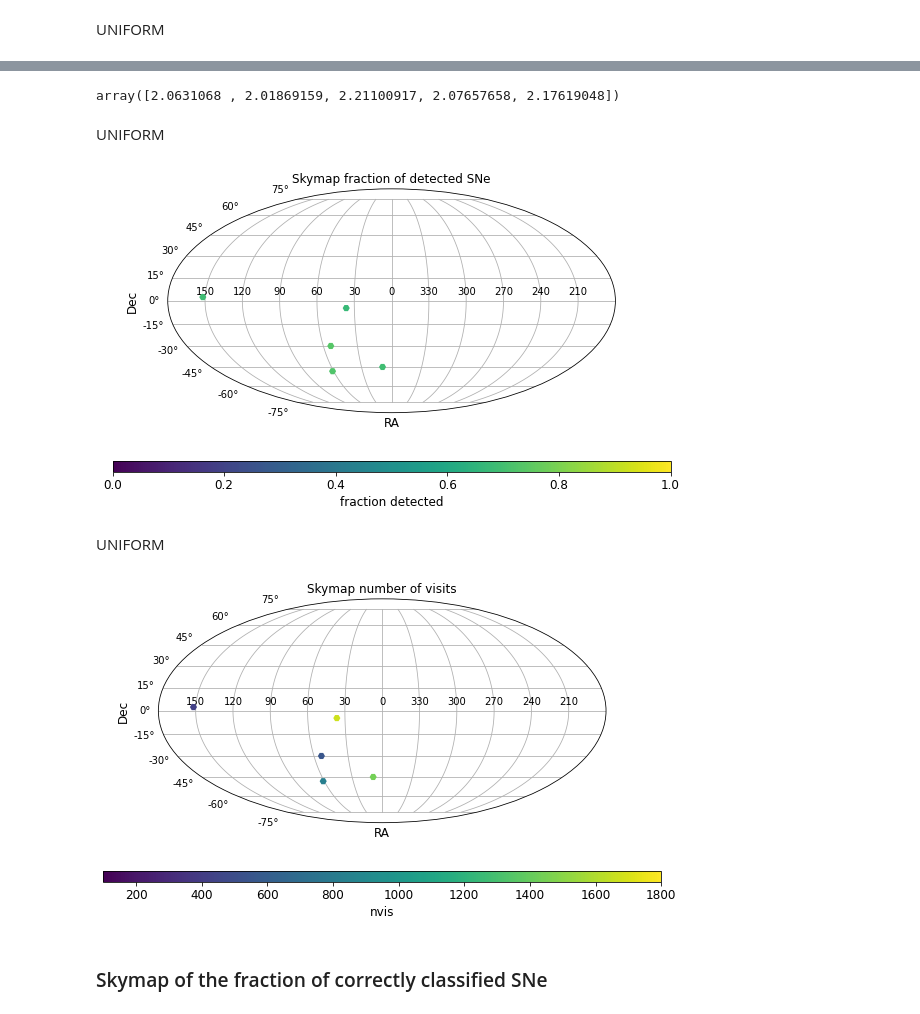
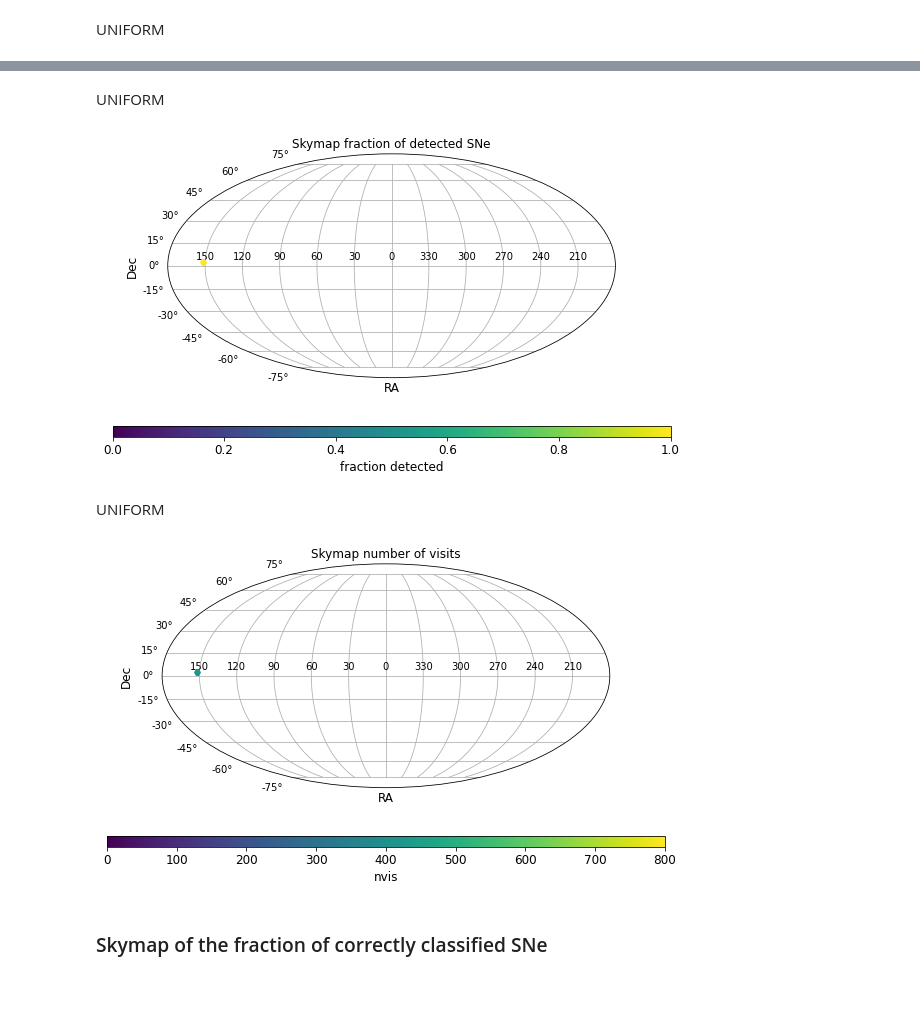
Before and after one commit to FabioRagosta/LSSTmetrics, a Jupyter notebook: SNRateMetric-DDF.ipynb, the cells around one changed output, grey strips where cells are left out. Cells and saved outputs as stored; diff of their text form; code cells hidden in the pictures.

```diff
--- a/SNRateMetric-DDF.ipynb
+++ b/SNRateMetric-DDF.ipynb
@@ -964,10 +964,10 @@ for j, key in enumerate(fractions.keys()):
     c = np.zeros(np.size(df17['baseline_nexp1_v1.7_10yrs']['Ia_DDF']['class']))
     for l,k in enumerate(df17['baseline_nexp1_v1.7_10yrs']['Ia_DDF']['class'][0].index):
         o=[]
-        for i in range(len(df17['baseline_nexp1_v1.7_10yrs']['Ia_DDF']['class'])):
-            if np.size(np.isnan(df17['baseline_nexp1_v1.7_10yrs']['Ia_DDF']['class'][i]['noClass'].iloc[l]))>1:
-                o.append(df17['baseline_nexp1_v1.7_10yrs']['Ia_DDF']['class'][i]['noClass'].iloc[l][0]/np.sum(df17['baseline_nexp1_v1.7_10yrs']['Ia_DDF']['class'][i]['noClass'].iloc[l]))
-            else:
+        #for i in range(len(df17['baseline_nexp1_v1.7_10yrs']['Ia_DDF']['class'])):
+        if np.size(np.isnan(df17['baseline_nexp1_v1.7_10yrs']['Ia_DDF']['class'][0]['noClass'].iloc[l]))>1:
+            o.append(df17['baseline_nexp1_v1.7_10yrs']['Ia_DDF']['class'][0]['noClass'].iloc[l][0]/np.sum(df17['baseline_nexp1_v1.7_10yrs']['Ia_DDF']['class'][0]['noClass'].iloc[l]))
+        else:
                 o.append(0)
 
         zfractions[key][k]=np.array(o)
@@ -1081,27 +1081,25 @@ plt.show()
-# %%
-detected
-# %% [output]
-array([2.0631068 , 2.01869159, 2.21100917, 2.07657658, 2.17619048])
+# %%
+ra_,dec_= np.array([ra_metric[0]]),np.array([dec_metric[0]])
 # %% [markdown]
 UNIFORM
 # %%
 fig=plt.figure(figsize=(10,20))
 for i, key in enumerate(['Ia']):
         ax= fig.add_subplot(3,1,j+1, projection='mollweide')
-        plt_mlw(ax,ra_metric,dec_metric,c=detected,vmin=0,vmax=1,dicts={'marker':'H','cbartitle':'fraction detected','colormap':'viridis','title': 'Skymap fraction of detected SNe'.format(key,z),'psize':50})
+        plt_mlw(ax,ra_,dec_,c=detected*2,vmin=0,vmax=1,dicts={'marker':'H','cbartitle':'fraction detected','colormap':'viridis','title': 'Skymap fraction of detected SNe'.format(key,z),'psize':50})
 #plt.savefig('./Figure/skymap_fraction.pdf')
 # %% [output]
-[figure, old version]
+[figure, new version]
 # %% [markdown]
 UNIFORM
 # %%
 fig=plt.figure(figsize=(10,20))
 for i, key in enumerate(['Ia']):
         ax= fig.add_subplot(3,1,j+1, projection='mollweide')
-        plt_mlw(ax,ra_metric,dec_metric,c=nvis,vmin=100,vmax=1800,dicts={'marker':'H','cbartitle':'nvis','colormap':'viridis','title': 'Skymap number of visits'.format(key,z),'psize':50})
+        plt_mlw(ax,ra_,dec_,c=nvis,vmin=0,vmax=800,dicts={'marker':'H','cbartitle':'nvis','colormap':'viridis','title': 'Skymap number of visits'.format(key,z),'psize':50})
 #plt.savefig('./Figure/skymap_fraction.pdf')
 # %% [output]
-[figure, old version]
+[figure, new version]
 # %% [markdown]
 ### Skymap of the fraction of correctly classified SNe
 # %% [markdown]
```
Also changed, not shown: parts of 8 cells of this notebook.
